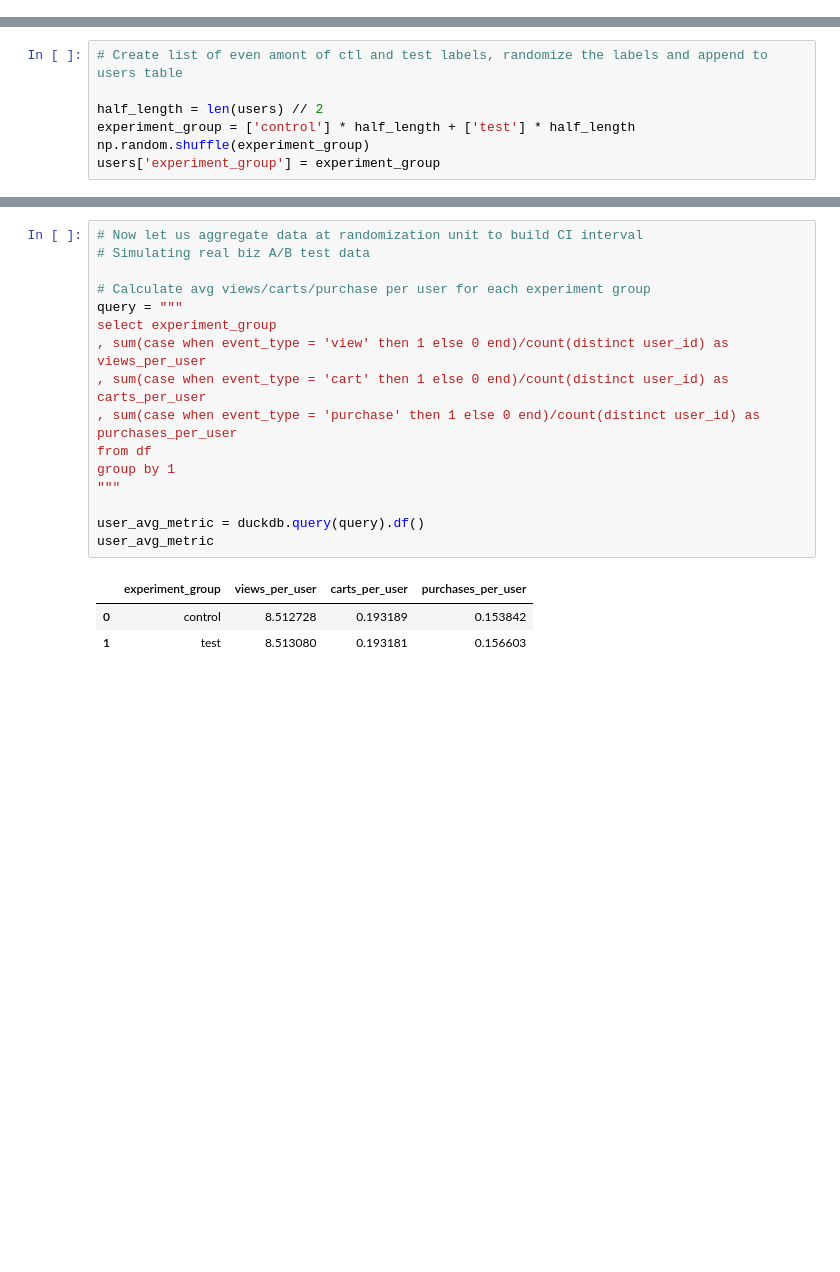
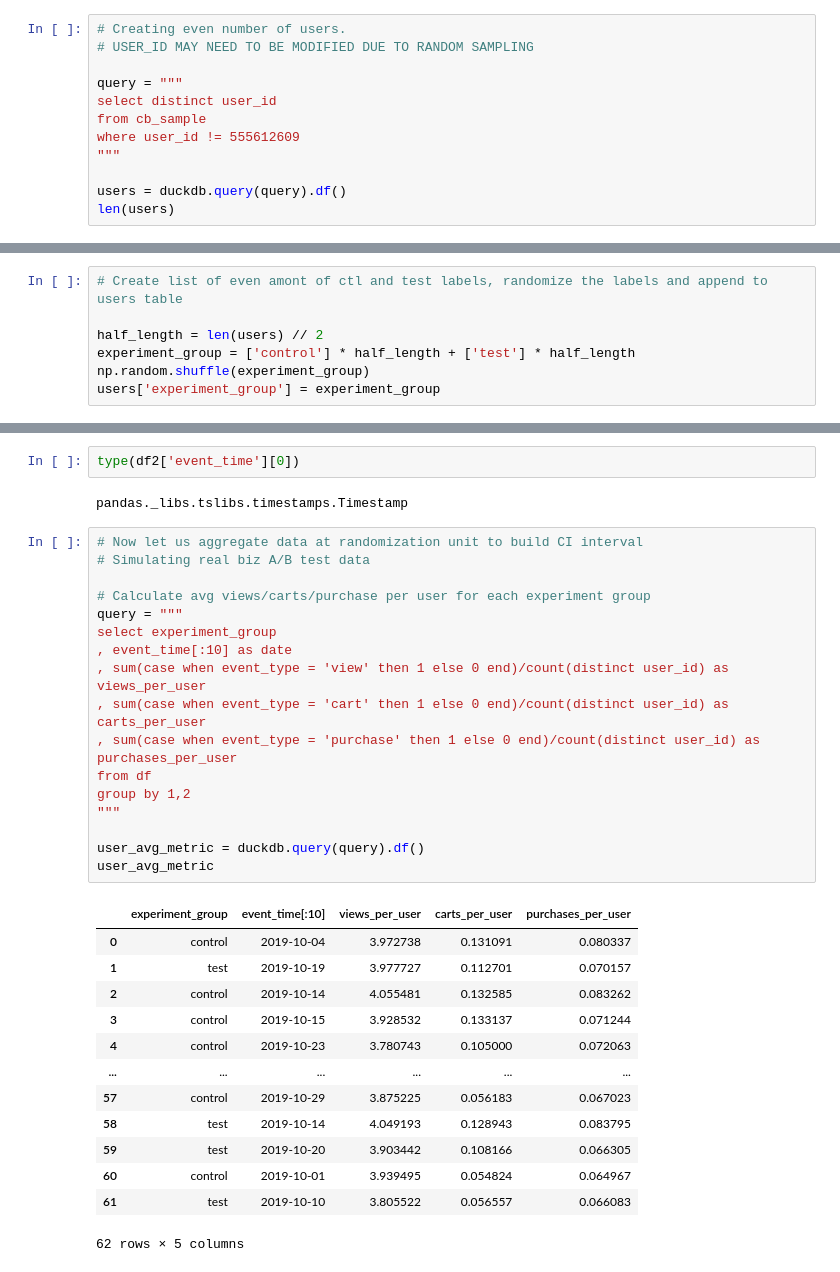
Before and after one commit to mindyng/2024-Business-Projects, a Jupyter notebook: practical-a-b-testing.ipynb, the cells around one changed output, grey strips where cells are left out. Saved outputs shown, nothing was run; the diff lists cells and outputs as text; blank space fills up the shorter version.

```diff
--- a/practical-a-b-testing.ipynb
+++ b/practical-a-b-testing.ipynb
@@ -160,0 +219,12 @@ len(users)
+# %%
+# Creating even number of users.
+# USER_ID MAY NEED TO BE MODIFIED DUE TO RANDOM SAMPLING
+
+query = """
+select distinct user_id
+from cb_sample
+where user_id != 555612609
+"""
+
+users = duckdb.query(query).df()
+len(users)
@@ -203,20 +405,35 @@ True
+# %%
+type(df2['event_time'][0])
+# %% [output]
+pandas._libs.tslibs.timestamps.Timestamp
 # %%
 # Now let us aggregate data at randomization unit to build CI interval
 # Simulating real biz A/B test data
 
 # Calculate avg views/carts/purchase per user for each experiment group
 query = """
 select experiment_group
+, event_time[:10] as date
 , sum(case when event_type = 'view' then 1 else 0 end)/count(distinct user_id) as views_per_user
 , sum(case when event_type = 'cart' then 1 else 0 end)/count(distinct user_id) as carts_per_user
 , sum(case when event_type = 'purchase' then 1 else 0 end)/count(distinct user_id) as purchases_per_user
 from df
-group by 1
+group by 1,2
 """
 
 user_avg_metric = duckdb.query(query).df()
 user_avg_metric
 # %% [output]
-|  | experiment_group | views_per_user | carts_per_user | purchases_per_user |
-| 0 | control | 8.512728 | 0.193189 | 0.153842 |
-| 1 | test | 8.513080 | 0.193181 | 0.156603 |
+|  | experiment_group | event_time[:10] | views_per_user | carts_per_user | purchases_per_user |
+| 0 | control | 2019-10-04 | 3.972738 | 0.131091 | 0.080337 |
+| 1 | test | 2019-10-19 | 3.977727 | 0.112701 | 0.070157 |
+| 2 | control | 2019-10-14 | 4.055481 | 0.132585 | 0.083262 |
+| 3 | control | 2019-10-15 | 3.928532 | 0.133137 | 0.071244 |
+| 4 | control | 2019-10-23 | 3.780743 | 0.105000 | 0.072063 |
+| ... | ... | ... | ... | ... | ... |
+| 57 | control | 2019-10-29 | 3.875225 | 0.056183 | 0.067023 |
+| 58 | test | 2019-10-14 | 4.049193 | 0.128943 | 0.083795 |
+| 59 | test | 2019-10-20 | 3.903442 | 0.108166 | 0.066305 |
+| 60 | control | 2019-10-01 | 3.939495 | 0.054824 | 0.064967 |
+| 61 | test | 2019-10-10 | 3.805522 | 0.056557 | 0.066083 |
+62 rows × 5 columns
```
Also changed, not shown: parts of 32 cells of this notebook.
